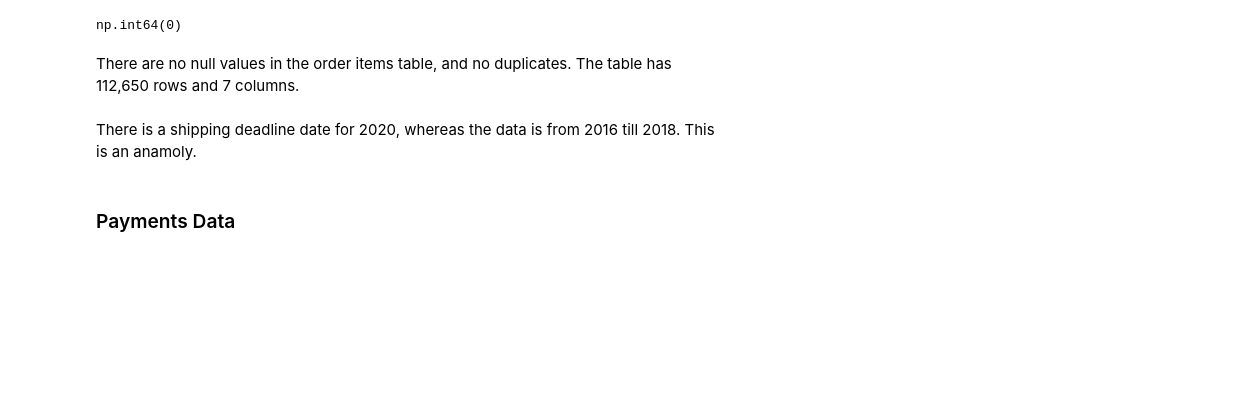
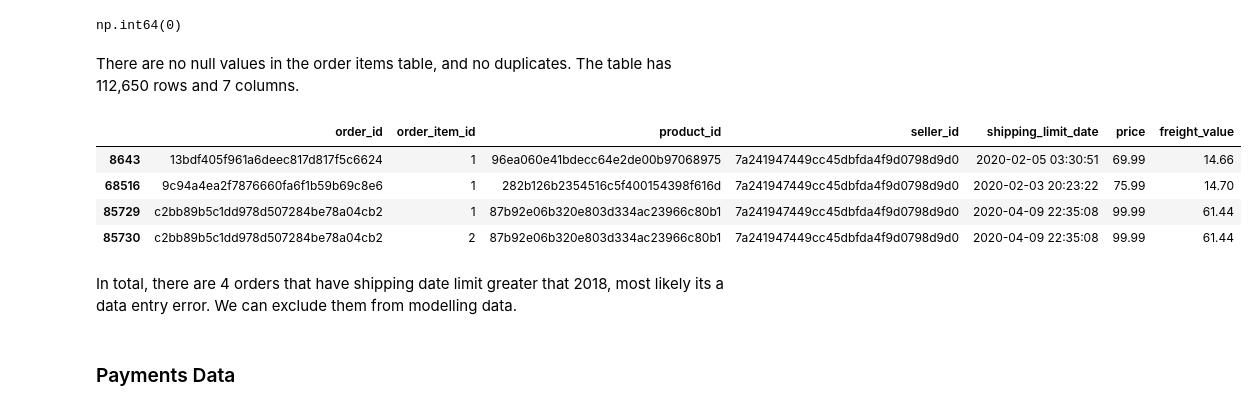
Before and after one commit to koustubhprem/elio-assessment, a Jupyter notebook: notebooks/00_load_and_explore_data.ipynb, the cells around one changed output. Cells and saved outputs as stored; diff of their text form; code cells hidden in the pictures; blank space fills up the shorter version.

```diff
--- a/notebooks/00_load_and_explore_data.ipynb
+++ b/notebooks/00_load_and_explore_data.ipynb
@@ -261,8 +263,16 @@ memory usage: 6.0 MB
 np.int64(0)
 # %% [markdown]
 There are no null values in the order items table, and no duplicates. The table has 112,650 rows and 7 columns.
+# %%
+summarise_order_items_table[summarise_order_items_table.shipping_limit_date>'2018-12-31']
+# %% [output]
+|  | order_id | order_item_id | product_id | seller_id | shipping_limit_date | price | freight_value |
+| 8643 | 13bdf405f961a6deec817d817f5c6624 | 1 | 96ea060e41bdecc64e2de00b97068975 | 7a241947449cc45dbfda4f9d0798d9d0 | 2020-02-05 03:30:51 | 69.99 | 14.66 |
+| 68516 | 9c94a4ea2f7876660fa6f1b59b69c8e6 | 1 | 282b126b2354516c5f400154398f616d | 7a241947449cc45dbfda4f9d0798d9d0 | 2020-02-03 20:23:22 | 75.99 | 14.70 |
+| 85729 | c2bb89b5c1dd978d507284be78a04cb2 | 1 | 87b92e06b320e803d334ac23966c80b1 | 7a241947449cc45dbfda4f9d0798d9d0 | 2020-04-09 22:35:08 | 99.99 | 61.44 |
+| 85730 | c2bb89b5c1dd978d507284be78a04cb2 | 2 | 87b92e06b320e803d334ac23966c80b1 | 7a241947449cc45dbfda4f9d0798d9d0 | 2020-04-09 22:35:08 | 99.99 | 61.44 |
 # %% [markdown]
-There is a shipping deadline date for 2020, whereas the data is from 2016 till 2018. This is an anamoly.
+In total, there are 4 orders that have shipping date limit greater that 2018, most likely its a data entry error. We can exclude them from modelling data.
 # %% [markdown]
 ### Payments Data
 # %%
```
Also changed, not shown: parts of 20 cells of this notebook.
